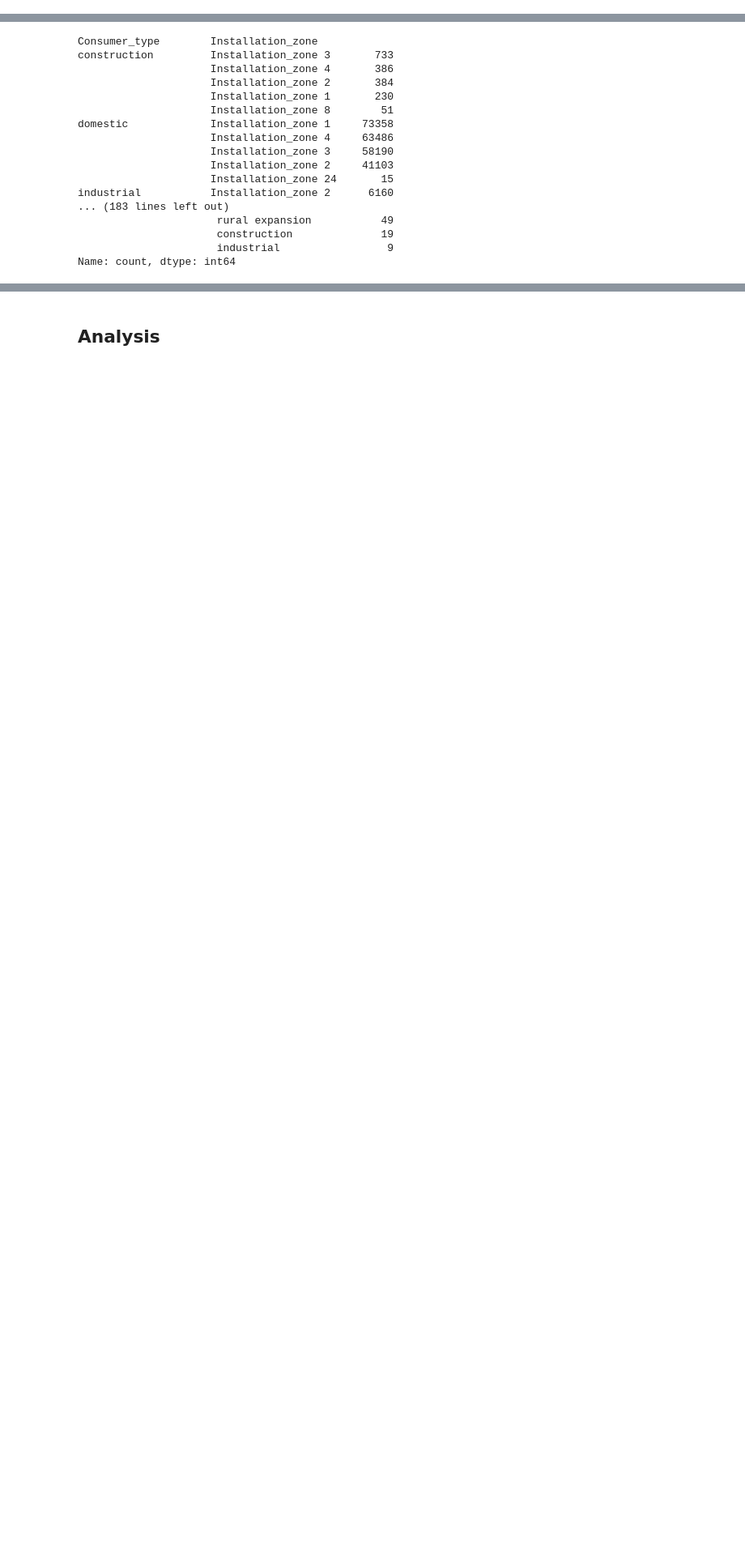
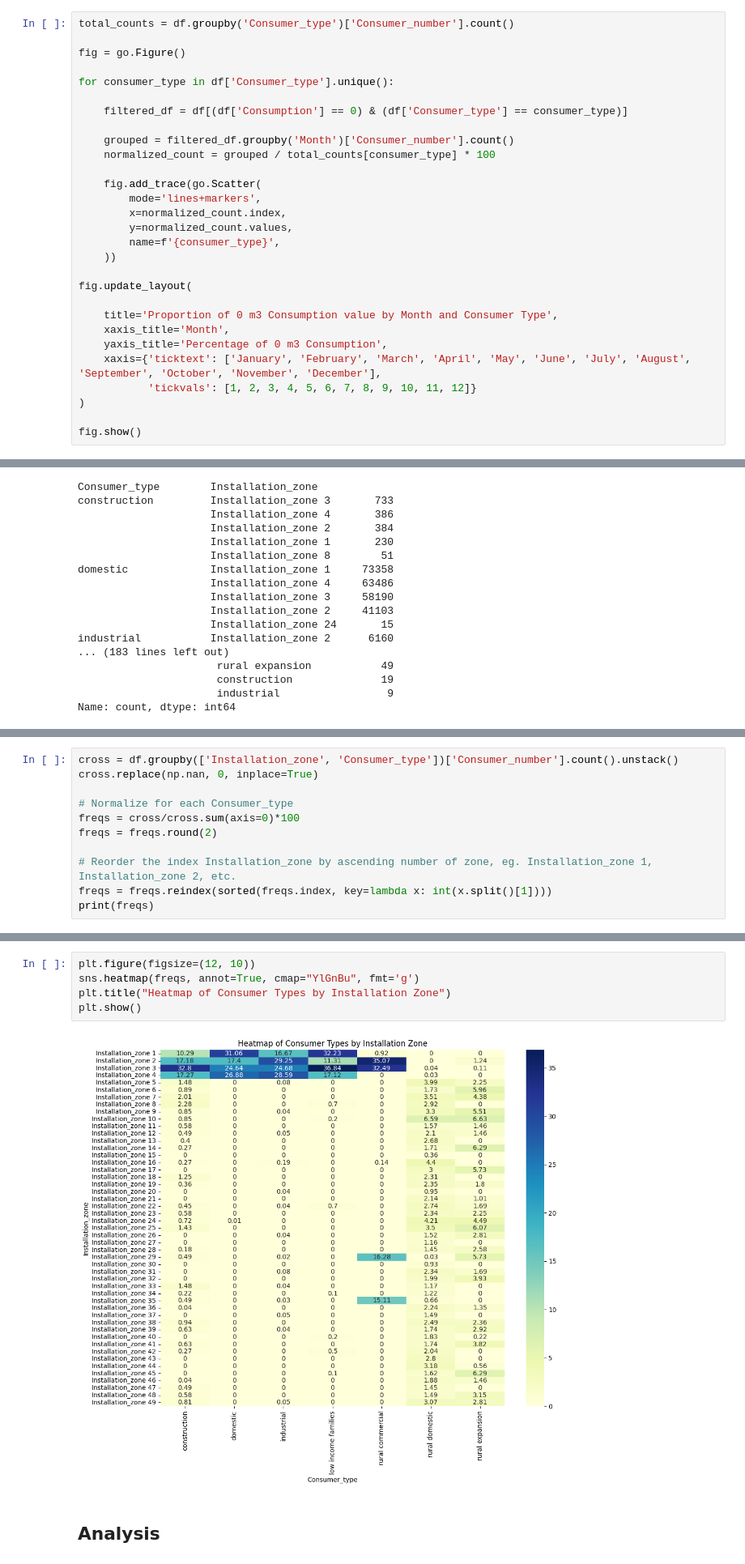
Before and after one commit to barbare03/ML4DS, a Jupyter notebook: assignment_F.ipynb, the cells around one changed output, grey strips where cells are left out. Shown at 81% size. Saved outputs shown, nothing was run; the diff lists cells and outputs as text; blank space fills up the shorter version.

```diff
--- a/assignment_F.ipynb
+++ b/assignment_F.ipynb
@@ -154,0 +161,29 @@ Name: Consumer_number, dtype: float64
+# %%
+total_counts = df.groupby('Consumer_type')['Consumer_number'].count()
+
+fig = go.Figure()
+
+for consumer_type in df['Consumer_type'].unique():
+
+    filtered_df = df[(df['Consumption'] == 0) & (df['Consumer_type'] == consumer_type)]
+
+    grouped = filtered_df.groupby('Month')['Consumer_number'].count()
+    normalized_count = grouped / total_counts[consumer_type] * 100
+
+    fig.add_trace(go.Scatter(
+        mode='lines+markers',
+        x=normalized_count.index,
+        y=normalized_count.values,
+        name=f'{consumer_type}',
+    ))
+
+fig.update_layout(
+
+    title='Proportion of 0 m3 Consumption value by Month and Consumer Type',
+    xaxis_title='Month',
+    yaxis_title='Percentage of 0 m3 Consumption',
+    xaxis={'ticktext': ['January', 'February', 'March', 'April', 'May', 'June', 'July', 'August', 'September', 'October', 'November', 'December'],
+           'tickvals': [1, 2, 3, 4, 5, 6, 7, 8, 9, 10, 11, 12]}
+)
+
+fig.show()
@@ -188,0 +222,11 @@ df.Consumer_number.nunique()
+# %%
+cross = df.groupby(['Installation_zone', 'Consumer_type'])['Consumer_number'].count().unstack()
+cross.replace(np.nan, 0, inplace=True)
+
+# Normalize for each Consumer_type
+freqs = cross/cross.sum(axis=0)*100
+freqs = freqs.round(2)
+
+# Reorder the index Installation_zone by ascending number of zone, eg. Installation_zone 1, Installation_zone 2, etc.
+freqs = freqs.reindex(sorted(freqs.index, key=lambda x: int(x.split()[1])))
+print(freqs)
@@ -189,3 +251,10 @@ df.Consumer_number.nunique()
+# %%
+plt.figure(figsize=(12, 10))
+sns.heatmap(freqs, annot=True, cmap="YlGnBu", fmt='g')
+plt.title("Heatmap of Consumer Types by Installation Zone")
+plt.show()
+# %% [output]
+[figure, added]
 # %% [markdown]
 ## Analysis
 # %% [markdown]
```
Also changed, not shown: parts of 6 cells of this notebook.
